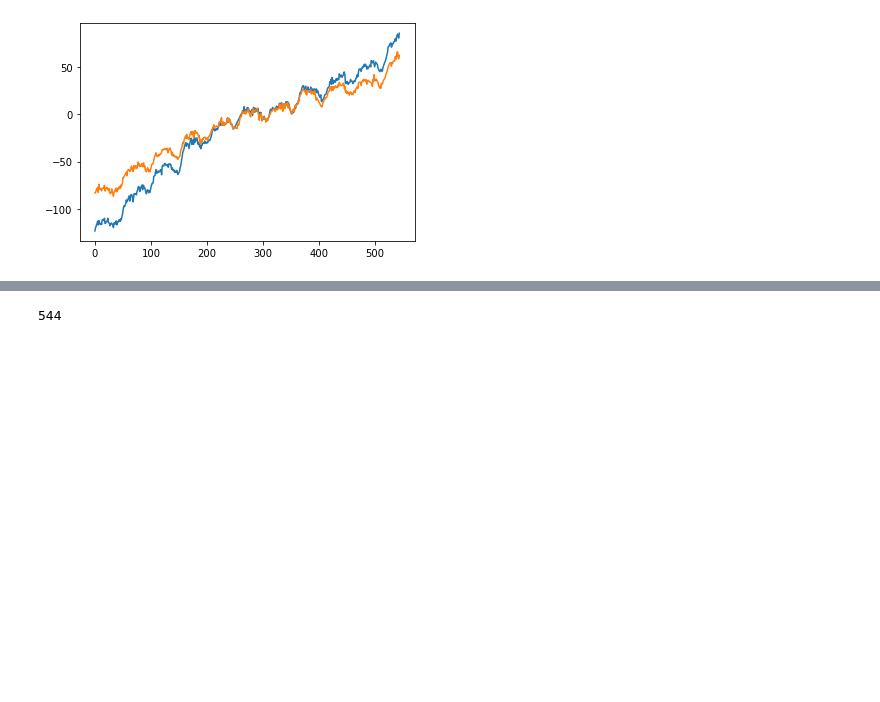
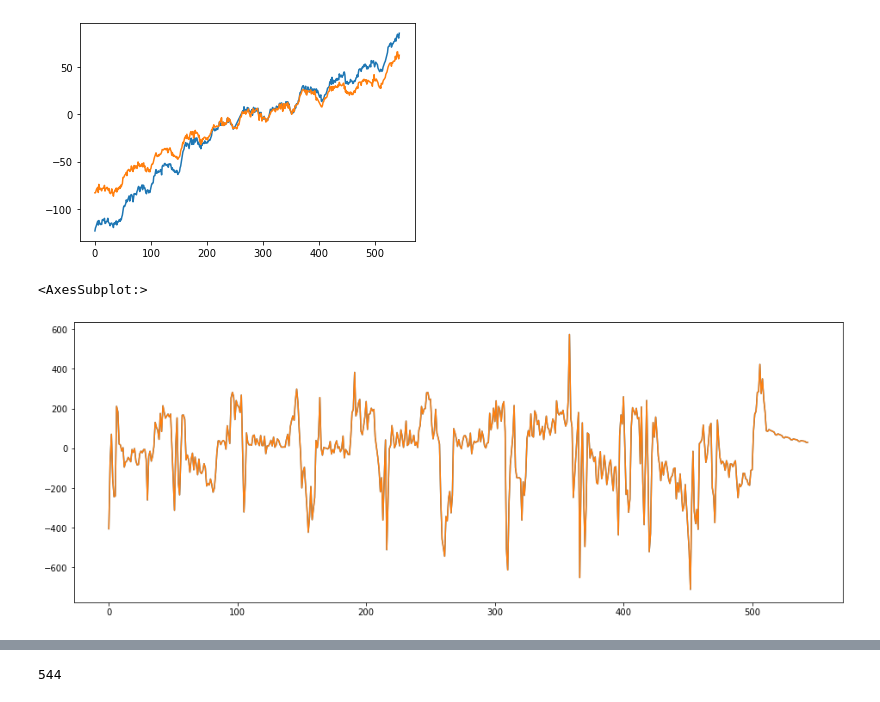
Before and after one commit to eyhl/premis, a Jupyter notebook: notebooks/chapter2.ipynb, the cells around one changed output, grey strips where cells are left out. Cells and saved outputs as stored; diff of their text form; code cells hidden in the pictures; blank space fills up the shorter version.

```diff
--- a/notebooks/chapter2.ipynb
+++ b/notebooks/chapter2.ipynb
@@ -65,5 +105,12 @@ plt.plot(up_mik2)
 # %% [output]
 [<matplotlib.lines.Line2D at 0x...>]
 [figure]
+# %%
+plt.figure(figsize=(16, 6))
+plt.plot(df.index, height)
+df.Thickness.plot()
+# %% [output]
+<AxesSubplot:>
+[figure, added]
 # %%
 gf_test = -2e-4
```
Also changed, not shown: parts of 28 cells of this notebook.
